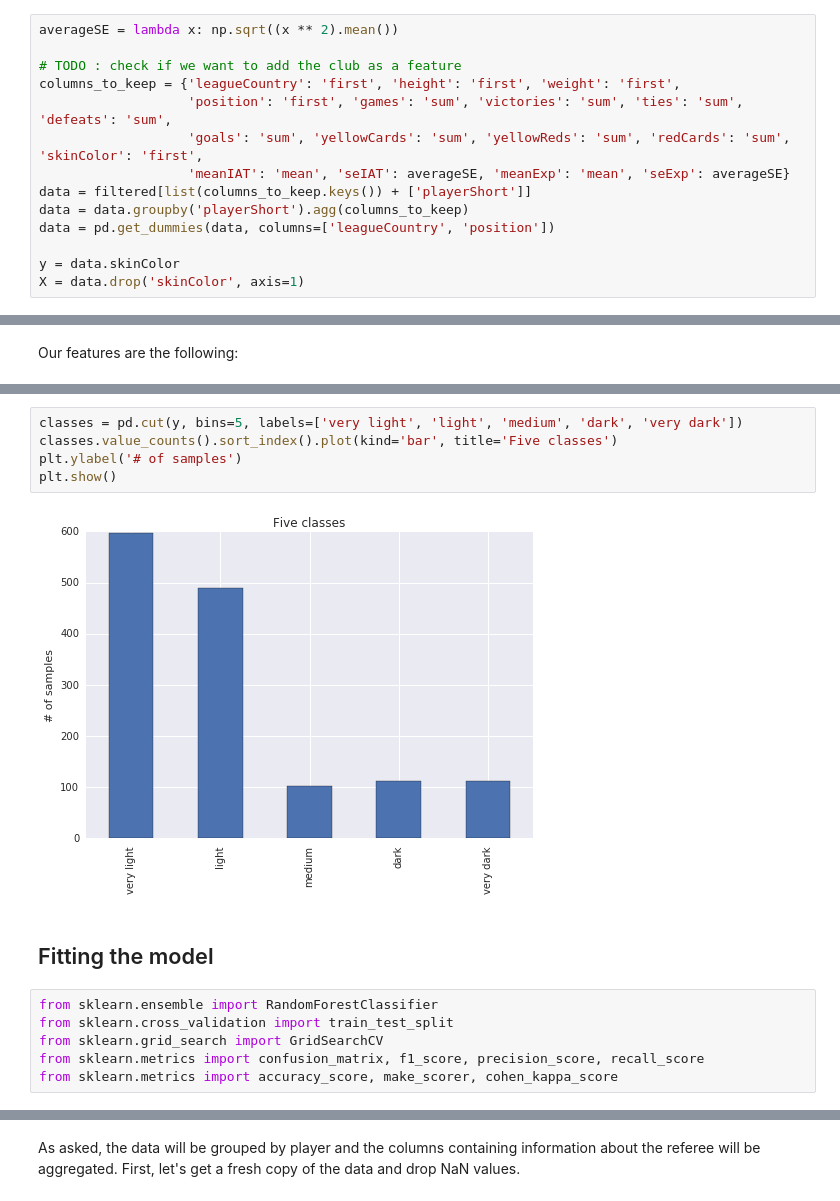
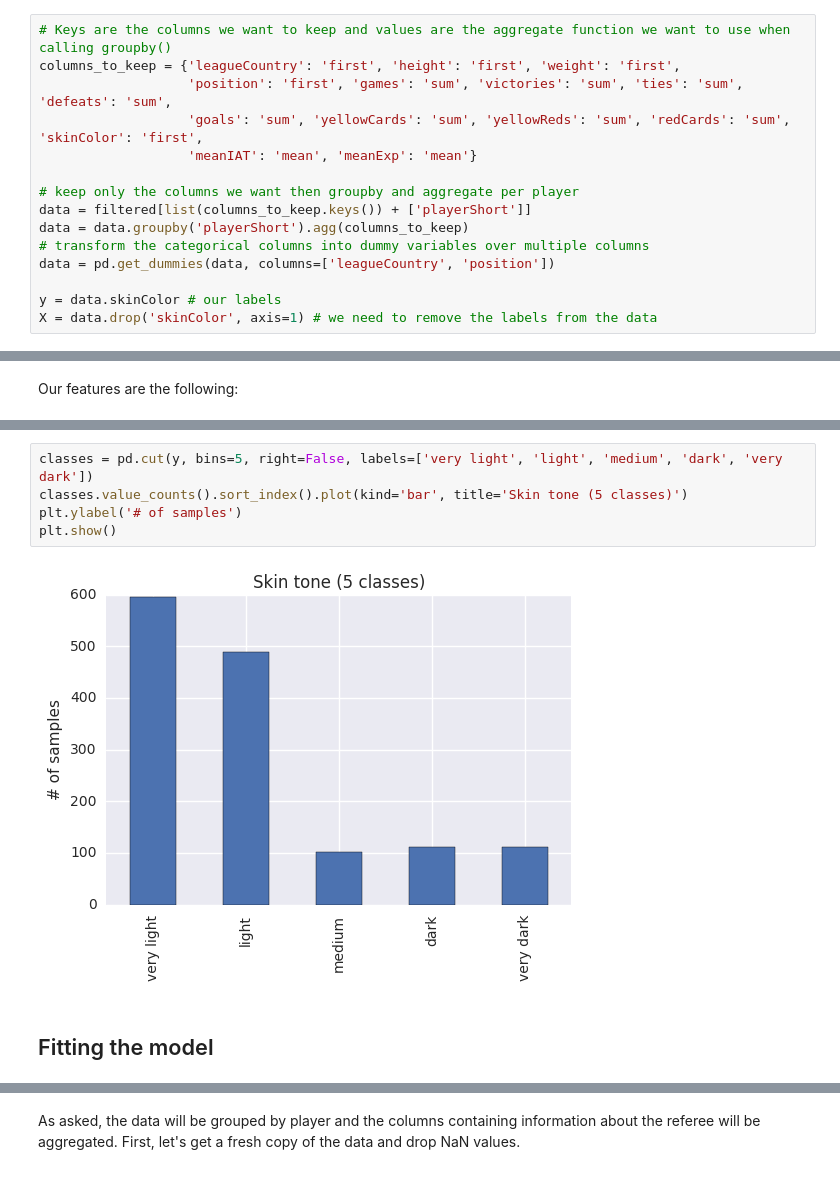
Before and after one commit to Maaarmotte/Ada2016, a Jupyter notebook: 04 - Applied ML/final.ipynb, the cells around one changed output, grey strips where cells are left out. Drawn from its saved outputs; the diff is of its cells as text.

```diff
--- a/04 - Applied ML/final.ipynb
+++ b/04 - Applied ML/final.ipynb
@@ -119,19 +118,20 @@ count_values(filtered.club)
 # %% [markdown]
 We now group by and aggregate the data by player. We also encode the categorical features as dummy variables. Finally, we create two dataframes, X which is our set of samples and y which are the corresponding labels. We still need to discretize the y labels into multiple classes (skin tones). We'll do it later, let's first analyze a bit our dataset.
 # %%
-averageSE = lambda x: np.sqrt((x ** 2).mean())
-
-# TODO : check if we want to add the club as a feature
+# Keys are the columns we want to keep and values are the aggregate function we want to use when calling groupby()
 columns_to_keep = {'leagueCountry': 'first', 'height': 'first', 'weight': 'first',
                    'position': 'first', 'games': 'sum', 'victories': 'sum', 'ties': 'sum', 'defeats': 'sum',
                    'goals': 'sum', 'yellowCards': 'sum', 'yellowReds': 'sum', 'redCards': 'sum', 'skinColor': 'first',
-                   'meanIAT': 'mean', 'seIAT': averageSE, 'meanExp': 'mean', 'seExp': averageSE}
+                   'meanIAT': 'mean', 'meanExp': 'mean'}
+
+# keep only the columns we want then groupby and aggregate per player
 data = filtered[list(columns_to_keep.keys()) + ['playerShort']]
 data = data.groupby('playerShort').agg(columns_to_keep)
+# transform the categorical columns into dummy variables over multiple columns
 data = pd.get_dummies(data, columns=['leagueCountry', 'position'])
 
-y = data.skinColor
-X = data.drop('skinColor', axis=1)
+y = data.skinColor # our labels
+X = data.drop('skinColor', axis=1) # we need to remove the labels from the data
 # %% [markdown]
 ## Analyzing our freshly created dataset
 Do we need to normalize numerical features? For a random forests classifier the answer is no. By default, Scikit-Learn uses the Gini impurity function as a criterion for the best split at each level of a tree. Any monotonic pre-processing of the features won't have any effect on the splits of the tree. See [this quora topic](https://www.quora.com/Should-inputs-to-random-forests-be-normalized) and [this page](http://jordiinglada.net/wp/2015/04/22/should-we-always-normalize-image-features-before-classification/) for more details.
@@ -170,15 +173,9 @@ plt.show()
 # %%
-classes = pd.cut(y, bins=5, labels=['very light', 'light', 'medium', 'dark', 'very dark'])
-classes.value_counts().sort_index().plot(kind='bar', title='Five classes')
+classes = pd.cut(y, bins=5, right=False, labels=['very light', 'light', 'medium', 'dark', 'very dark'])
+classes.value_counts().sort_index().plot(kind='bar', title='Skin tone (5 classes)')
 plt.ylabel('# of samples')
 plt.show()
 # %% [output]
-[figure, old version]
+[figure, new version]
 # %% [markdown]
 ## Fitting the model
-# %%
-from sklearn.ensemble import RandomForestClassifier
-from sklearn.cross_validation import train_test_split
-from sklearn.grid_search import GridSearchCV
-from sklearn.metrics import confusion_matrix, f1_score, precision_score, recall_score
-from sklearn.metrics import accuracy_score, make_scorer, cohen_kappa_score
```
Also changed, not shown: parts of 65 cells of this notebook, 1 other file.
